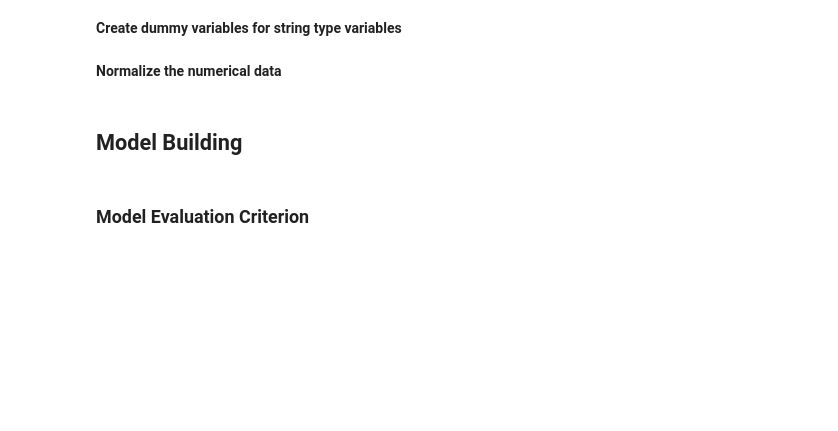
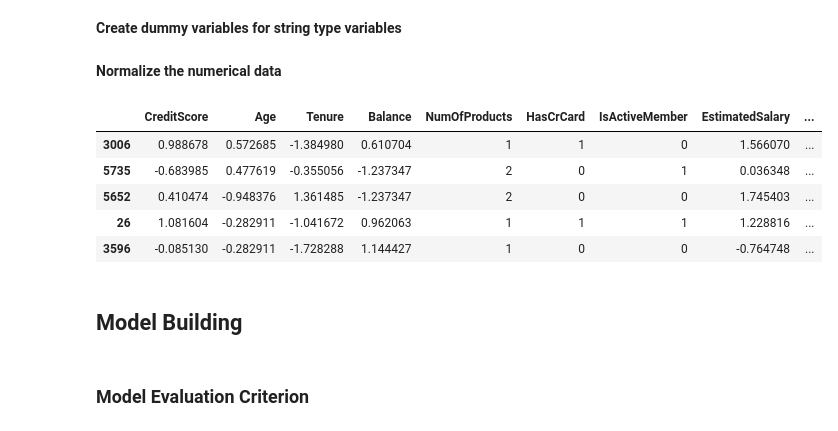
Before and after one commit to FoxHoundOps/PGP-AI-ML, a Jupyter notebook: project5/INN_Learner_Notebook_Full_code_version.ipynb, the cells around one changed output. Drawn from its saved outputs; the diff is of its cells as text; code cells hidden in the pictures; blank space fills up the shorter version.

Commit message:
Added data preprocessing.

```diff
--- a/project5/INN_Learner_Notebook_Full_code_version.ipynb
+++ b/project5/INN_Learner_Notebook_Full_code_version.ipynb
@@ -696,32 +697,43 @@ From this visualization, it appears that EstimatedSalary alone might not be a si
 # %% [markdown]
 ### Data Preparation for Modeling
 # %%
-X = ds.drop(['_____'],axis=1)    ## Complete the code to obtain the independent features into variable X
-y = ds[['_____']]                ## Complete the code to obtain the dependent features into variable y
+X = df.drop(['Exited'],axis=1)    ## Complete the code to obtain the independent features into variable X
+y = df[['Exited']]                ## Complete the code to obtain the dependent features into variable y
 # %%
 # Splitting the dataset into the Training and Testing set.
 
-X_large, X_test, y_large, y_test = train_test_split(_____,_____, test_size = 0.2, random_state = 42,stratify=y,shuffle = True) ## Complete the code to Split the X and y and obtain test set
+X_large, X_test, y_large, y_test = train_test_split(X, y, test_size = 0.2, random_state = 42,stratify=y,shuffle = True) ## Complete the code to Split the X and y and obtain test set
 # %%
 # Splitting the dataset into the Training and Testing set.
 
-X_train, X_val, y_train, y_val = train_test_split(_____,_____, test_size = 0.2, random_state = 42,stratify=y_large, shuffle = True) ## complete the code to Split X_large and y_large to obtain train and validation sets
+X_train, X_val, y_train, y_val = train_test_split(X_large, y_large, test_size = 0.2, random_state = 42,stratify=y_large, shuffle = True) ## complete the code to Split X_large and y_large to obtain train and validation sets
 # %% [markdown]
 **Create dummy variables for string type variables**
 # %%
 # Encoding Geography variable
-X_train = pd.get_dummies(X_train, columns=["____","____"],drop_first=True) ## Complete the code to encode Geography and Gender in train set
-X_test = pd.get_dummies(X_test, columns=["____","____"],drop_first=True)   ## Complete the code to encode Geography and Gender in test set
-X_val = pd.get_dummies(X_val, columns=["____","____"],drop_first=True)     ## Complete the code to encode Geography and Gender in validation set
+X_train = pd.get_dummies(X_train, columns=["Geography","Gender"],drop_first=True) ## Complete the code to encode Geography and Gender in train set
+X_test = pd.get_dummies(X_test, columns=["Geography","Gender"],drop_first=True)   ## Complete the code to encode Geography and Gender in test set
+X_val = pd.get_dummies(X_val, columns=["Geography","Gender"],drop_first=True)     ## Complete the code to encode Geography and Gender in validation set
 # %% [markdown]
 **Normalize the numerical data**
 # %%
-## Complete the below code to scale the data using standardscaler
-sc=StandardScaler()
-temp = sc.fit(X_train[["CreditScore","Age","Tenure","Balance","EstimatedSalary"]])
-X_train[["CreditScore","Age","Tenure","Balance","EstimatedSalary"]] = temp.transform(X_train[["_____","_____","_____","_____","_____"]])
-X_test[["CreditScore","Age","Tenure","Balance","EstimatedSalary"]] = temp.transform(X_test[["_____","_____","_____","_____","_____"]])
-X_val[["CreditScore","Age","Tenure","Balance","EstimatedSalary"]] = temp.transform(X_val[["_____","_____","_____","_____","_____"]])
+# Initializing the StandardScaler
+sc = StandardScaler()
+
+# Fitting and transforming the relevant columns
+temp = sc.fit(X_train[["CreditScore", "Age", "Tenure", "Balance", "EstimatedSalary"]])
+X_train[["CreditScore", "Age", "Tenure", "Balance", "EstimatedSalary"]] = temp.transform(X_train[["CreditScore", "Age", "Tenure", "Balance", "EstimatedSalary"]])
+X_test[["CreditScore", "Age", "Tenure", "Balance", "EstimatedSalary"]] = temp.transform(X_test[["CreditScore", "Age", "Tenure", "Balance", "EstimatedSalary"]])
+X_val[["CreditScore", "Age", "Tenure", "Balance", "EstimatedSalary"]] = temp.transform(X_val[["CreditScore", "Age", "Tenure", "Balance", "EstimatedSalary"]])
+
+X_train.head()
+# %% [output]
+|  | CreditScore | Age | Tenure | Balance | NumOfProducts | HasCrCard | IsActiveMember | EstimatedSalary | ... |
+| 3006 | 0.988678 | 0.572685 | -1.384980 | 0.610704 | 1 | 1 | 0 | 1.566070 | ... |
+| 5735 | -0.683985 | 0.477619 | -0.355056 | -1.237347 | 2 | 0 | 1 | 0.036348 | ... |
+| 5652 | 0.410474 | -0.948376 | 1.361485 | -1.237347 | 2 | 0 | 0 | 1.745403 | ... |
+| 26 | 1.081604 | -0.282911 | -1.041672 | 0.962063 | 1 | 1 | 1 | 1.228816 | ... |
+| 3596 | -0.085130 | -0.282911 | -1.728288 | 1.144427 | 1 | 0 | 0 | -0.764748 | ... |
 # %% [markdown]
 ## Model Building
 # %% [markdown]
```
Also changed, not shown: parts of 3 cells of this notebook.
